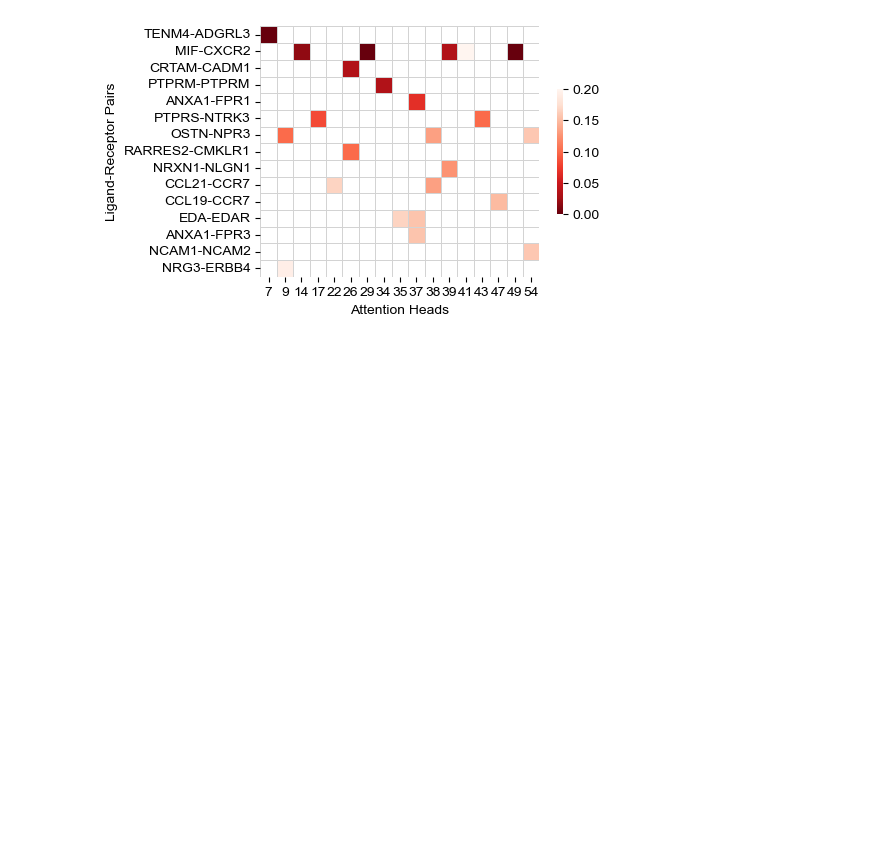
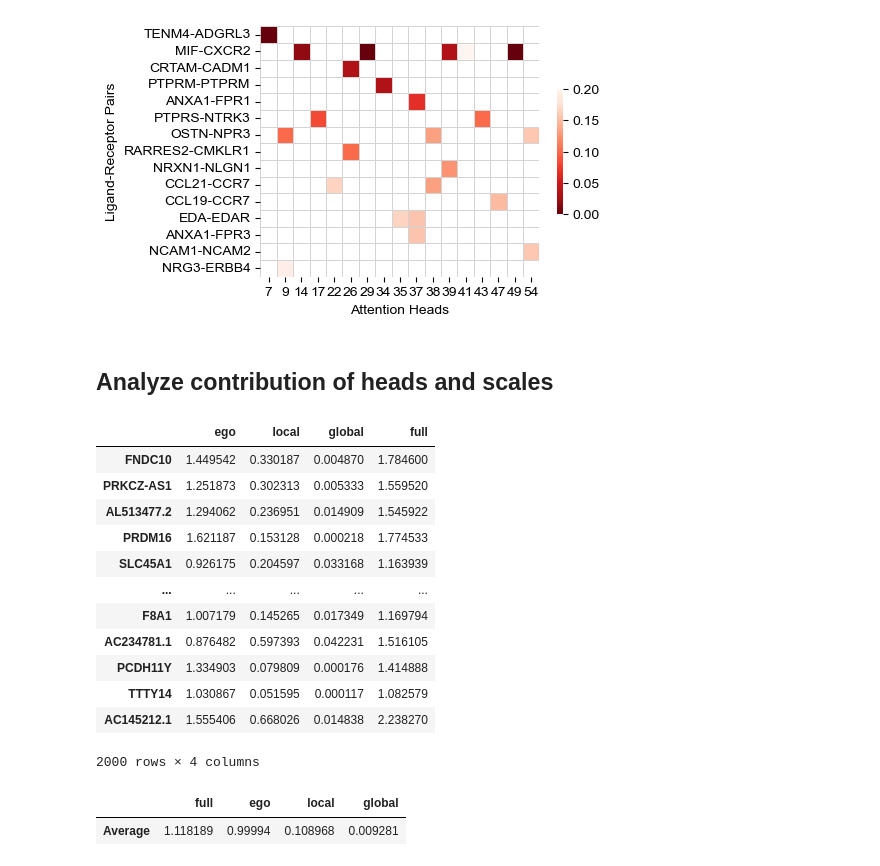
Before and after one commit to ma-compbio/Steamboat, a Jupyter notebook: examples/Ex5_slidetags_human_tonsil.ipynb, the cells around one changed output. Cells and saved outputs as stored; diff of their text form; code cells hidden in the pictures; blank space fills up the shorter version.

```diff
--- a/examples/Ex5_slidetags_human_tonsil.ipynb
+++ b/examples/Ex5_slidetags_human_tonsil.ipynb
@@ -229,3 +229,29 @@ ax.set_ylabel('Ligand-Receptor Pairs')
 15
 Text(28.972222222222214, 0.5, 'Ligand-Receptor Pairs')
 [figure]
+# %% [markdown]
+## Analyze contribution of heads and scales
+# %%
+gene_scale, scale = sf.tools.contribution_by_scale(model, dataset, adatas, device)
+
+gene_scale = pd.DataFrame(gene_scale, index=adatas[0].var_names)
+display(gene_scale)
+
+scale = pd.DataFrame(scale, index=['Average'])
+display(scale)
+# %% [output]
+|  | ego | local | global | full |
+| FNDC10 | 1.449542 | 0.330187 | 0.004870 | 1.784600 |
+| PRKCZ-AS1 | 1.251873 | 0.302313 | 0.005333 | 1.559520 |
+| AL513477.2 | 1.294062 | 0.236951 | 0.014909 | 1.545922 |
+| PRDM16 | 1.621187 | 0.153128 | 0.000218 | 1.774533 |
+| SLC45A1 | 0.926175 | 0.204597 | 0.033168 | 1.163939 |
+| ... | ... | ... | ... | ... |
+| F8A1 | 1.007179 | 0.145265 | 0.017349 | 1.169794 |
+| AC234781.1 | 0.876482 | 0.597393 | 0.042231 | 1.516105 |
+| PCDH11Y | 1.334903 | 0.079809 | 0.000176 | 1.414888 |
+| TTTY14 | 1.030867 | 0.051595 | 0.000117 | 1.082579 |
+| AC145212.1 | 1.555406 | 0.668026 | 0.014838 | 2.238270 |
+2000 rows × 4 columns
+|  | full | ego | local | global |
+| Average | 1.118189 | 0.99994 | 0.108968 | 0.009281 |
```
Also changed, not shown: parts of 1 cell of this notebook.
